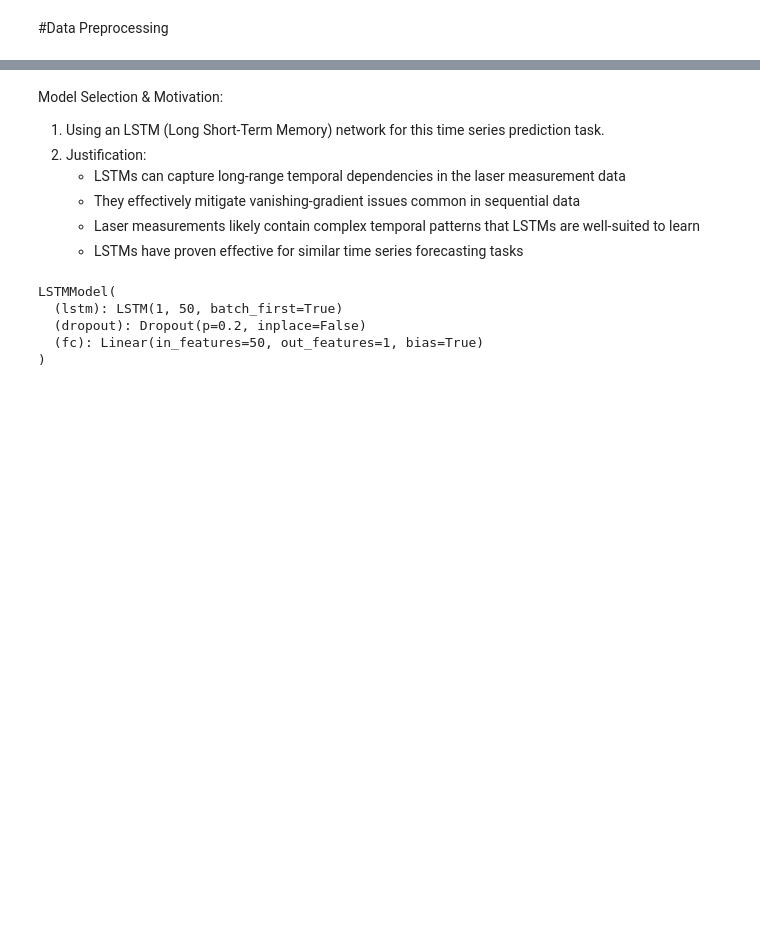
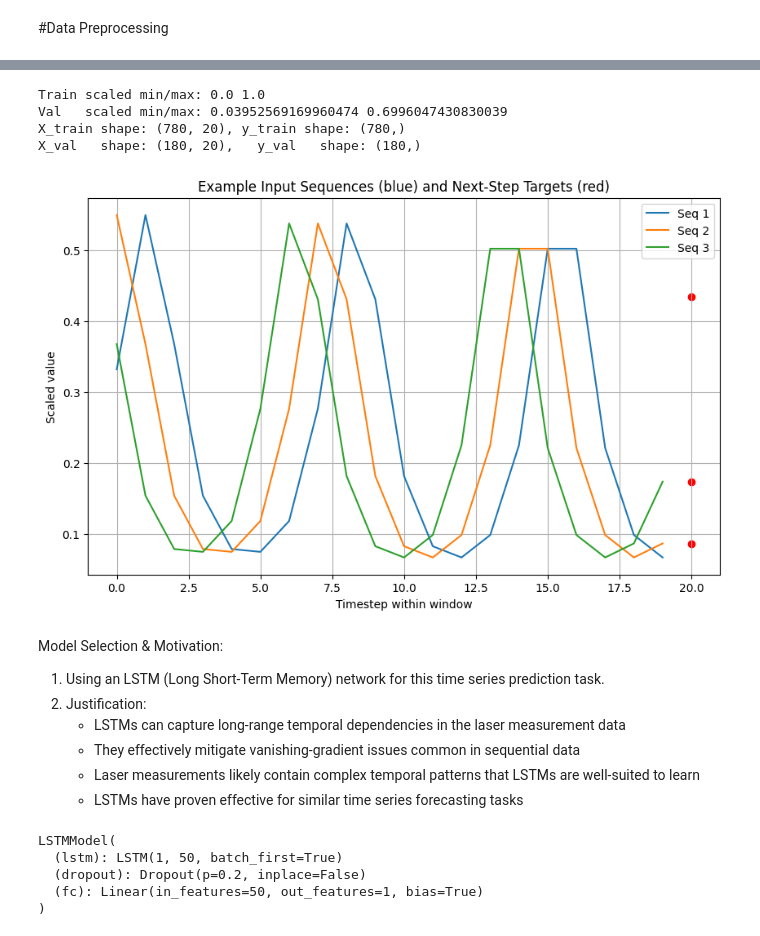
Before and after one commit to Marcelpangpangpang/Deep-Learning-1, a Jupyter notebook: hugo.ipynb, the cells around one changed output, grey strips where cells are left out. Cells and saved outputs as stored; diff of their text form; code cells hidden in the pictures; blank space fills up the shorter version.

```diff
--- a/hugo.ipynb
+++ b/hugo.ipynb
@@ -24,6 +25,3 @@ Requirement already satisfied: python-dateutil>=2.8.2 in /opt/anaconda3/envs/tra
 Requirement already satisfied: pytz>=2020.1 in /opt/anaconda3/envs/transformers/lib/python3.8/site-packages (from pandas!=2.1.0,>=1.0->statsmodels) (2024.1)
 Requirement already satisfied: tzdata>=2022.1 in /opt/anaconda3/envs/transformers/lib/python3.8/site-packages (from pandas!=2.1.0,>=1.0->statsmodels) (2025.1)
 Requirement already satisfied: six>=1.5 in /opt/anaconda3/envs/transformers/lib/python3.8/site-packages (from python-dateutil>=2.8.2->pandas!=2.1.0,>=1.0->statsmodels) (1.16.0)
-# %%
-data = 'Xtrain.mat'
-Traindata = loadmat(data)
@@ -186,3 +76,50 @@ Scaled data max: 1.0
+# %%
+split_idx   = int(0.8 * len(series))
+train_series = series[:split_idx]
+val_series   = series[split_idx:]
+# %%
+scaler = MinMaxScaler(feature_range=(0, 1))
+
+# Fit on train, transform both
+train_scaled = scaler.fit_transform(train_series.reshape(-1,1)).flatten()
+val_scaled   = scaler.transform(val_series.reshape(-1,1)).flatten()
+
+print("Train scaled min/max:", train_scaled.min(), train_scaled.max())
+print("Val   scaled min/max:",   val_scaled.min(),   val_scaled.max())
+
+# --- 3. Sequence builder ---
+def create_sequences(data, window_size):
+    X, y = [], []
+    for i in range(len(data) - window_size):
+        X.append(data[i : i + window_size])
+        y.append(data[i + window_size])
+    return np.array(X), np.array(y)
+
+window_size = 20  # you’ll tune this later
+
+X_train, y_train = create_sequences(train_scaled, window_size)
+X_val,   y_val   = create_sequences(val_scaled,   window_size)
+
+print(f"X_train shape: {X_train.shape}, y_train shape: {y_train.shape}")
+print(f"X_val   shape: {X_val.shape},   y_val   shape: {y_val.shape}")
+
+# --- 4. Visualize a few sequences + targets ---
+plt.figure(figsize=(10, 6))
+for i in range(min(3, len(X_train))):
+    plt.plot(range(window_size), X_train[i],          label=f'Seq {i+1}')
+    plt.scatter(window_size, y_train[i], color='red')  # target at t = window_size
+plt.title('Example Input Sequences (blue) and Next-Step Targets (red)')
+plt.xlabel('Timestep within window')
+plt.ylabel('Scaled value')
+plt.legend()
+plt.grid(True)
+plt.show()
+# %% [output]
+Train scaled min/max: 0.0 1.0
+Val   scaled min/max: 0.03952569169960474 0.6996047430830039
+X_train shape: (780, 20), y_train shape: (780,)
+X_val   shape: (180, 20),   y_val   shape: (180,)
+[figure, added]
 # %% [markdown]
 Model Selection & Motivation:
 1. Using an LSTM (Long Short-Term Memory) network for this time series prediction task.
```
Also changed, not shown: parts of 12 cells of this notebook.
